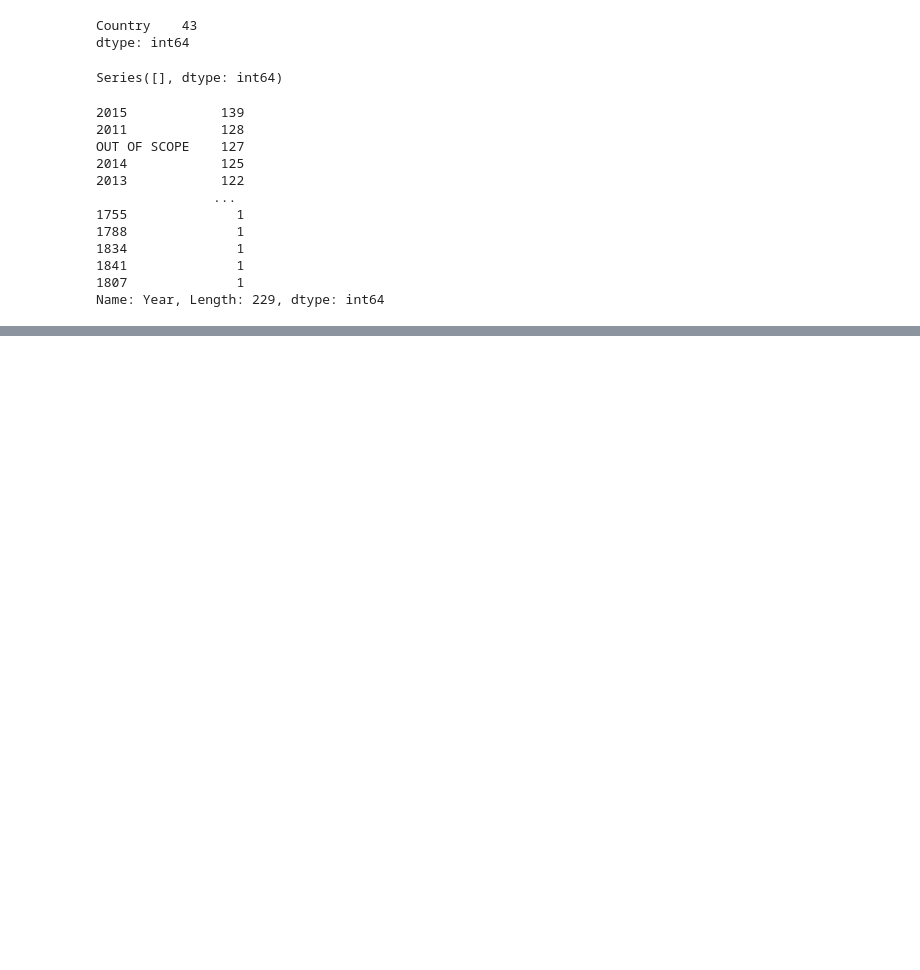
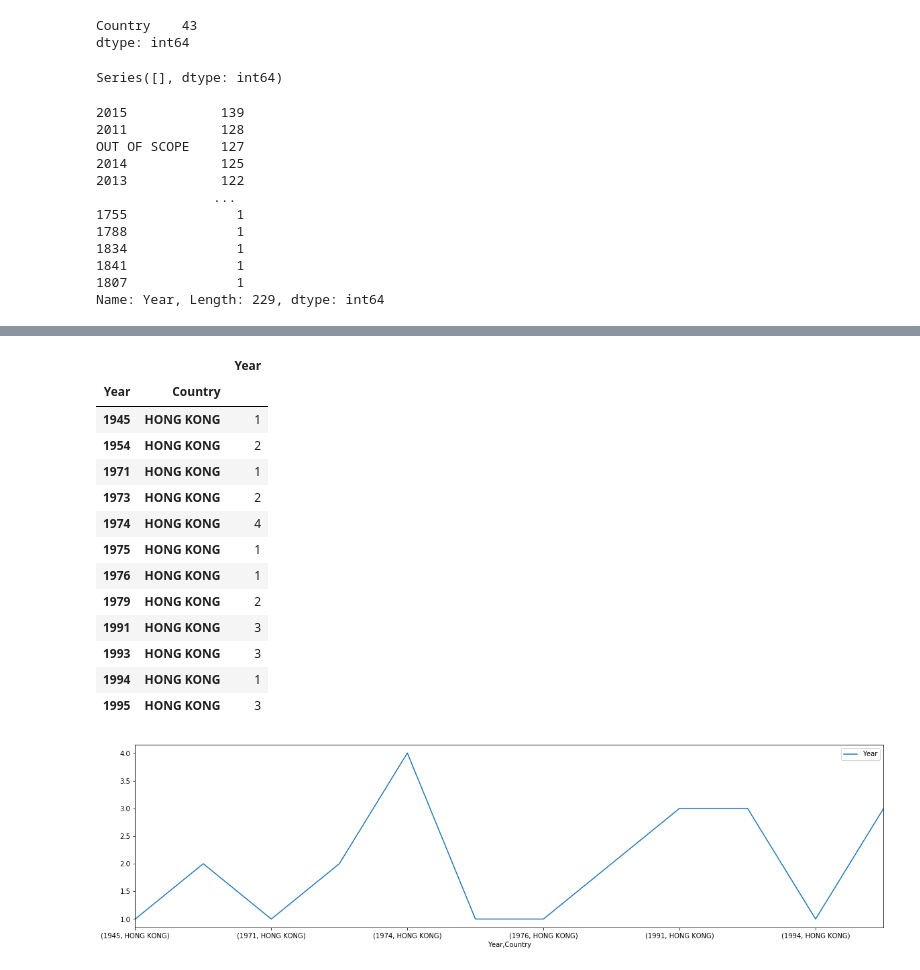
Before and after one commit to meryreddoor/project-clean-folder, a Jupyter notebook: Project Cleaning folders.ipynb, the cells around one changed output, grey strips where cells are left out. Saved outputs shown, nothing was run; the diff lists cells and outputs as text; code cells hidden in the pictures; blank space fills up the shorter version.

```diff
--- a/Project Cleaning folders.ipynb
+++ b/Project Cleaning folders.ipynb
@@ -250,0 +301,23 @@ gr_df
+# %%
+High=shark_output[shark_output['Country'].eq('HONG KONG')]
+gr_df = High.groupby(['Year','Country']).agg({"Year":"count"})
+gr_df
+
+display(gr_df)
+gr_df.plot.line(figsize=(20,5));
+# %% [output]
+|  |  | Year |
+| Year | Country |  |
+| 1945 | HONG KONG | 1 |
+| 1954 | HONG KONG | 2 |
+| 1971 | HONG KONG | 1 |
+| 1973 | HONG KONG | 2 |
+| 1974 | HONG KONG | 4 |
+| 1975 | HONG KONG | 1 |
+| 1976 | HONG KONG | 1 |
+| 1979 | HONG KONG | 2 |
+| 1991 | HONG KONG | 3 |
+| 1993 | HONG KONG | 3 |
+| 1994 | HONG KONG | 1 |
+| 1995 | HONG KONG | 3 |
+[figure, added]
```
Also changed, not shown: parts of 12 cells of this notebook, 3 other files.
